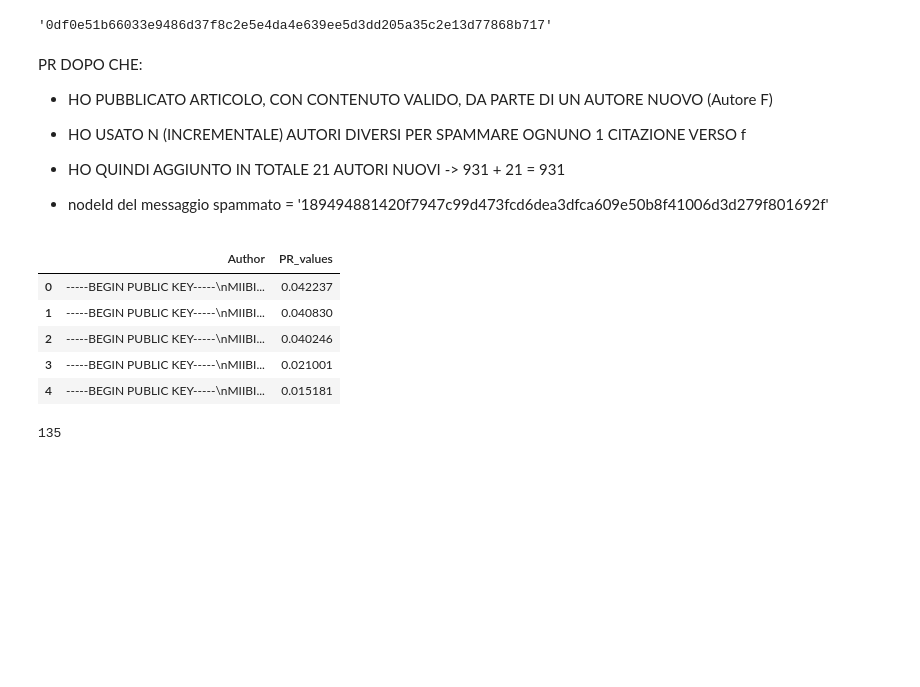
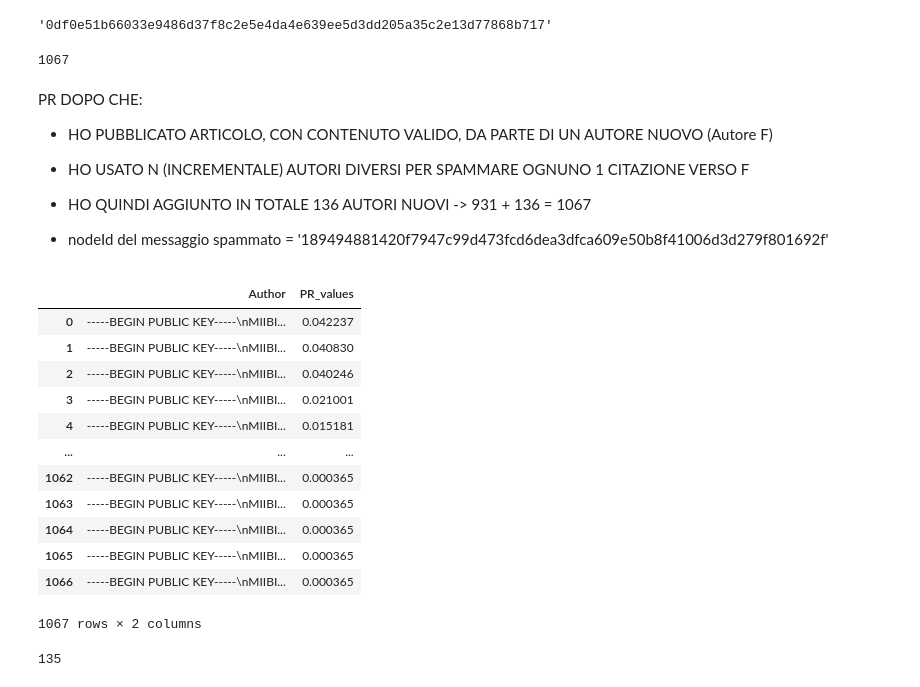
Before and after one commit to matteo-Donofrio-unipi/Master_Degree_Thesis, a Jupyter notebook: POST_LAD_EXPERIMENTS/Post_Lad_Dfs.ipynb, the cells around one changed output. Saved outputs shown, nothing was run; the diff lists cells and outputs as text; code cells hidden in the pictures; blank space fills up the shorter version.

```diff
--- a/POST_LAD_EXPERIMENTS/Post_Lad_Dfs.ipynb
+++ b/POST_LAD_EXPERIMENTS/Post_Lad_Dfs.ipynb
@@ -1295,30 +1308,41 @@ PR_df_20_3[PR_df_20_3['PR_values']<=0.00458].head()
 DB_AA_20_3[DB_AA_20_3['To_Author_Pub_key']==PR_df_20_3.iloc[31]['Author']]['FromNodeId'].values[0]
 # %% [output]
 '0df0e51b66033e9486d37f8c2e5e4da4e639ee5d3dd205a35c2e13d77868b717'
+# %%
+931+136
+# %% [output]
+1067
 # %% [markdown]
 PR DOPO CHE:
  * HO PUBBLICATO ARTICOLO, CON CONTENUTO VALIDO, DA PARTE DI UN AUTORE NUOVO (Autore F)
- * HO USATO N (INCREMENTALE) AUTORI DIVERSI PER SPAMMARE OGNUNO 1 CITAZIONE VERSO f
+ * HO USATO N (INCREMENTALE) AUTORI DIVERSI PER SPAMMARE OGNUNO 1 CITAZIONE VERSO F
 
 
- * HO QUINDI AGGIUNTO IN TOTALE 21 AUTORI NUOVI -> 931 + 21 = 931
+ * HO QUINDI AGGIUNTO IN TOTALE 136 AUTORI NUOVI -> 931 + 136 = 1067
 
 
  * nodeId del messaggio spammato = '189494881420f7947c99d473fcd6dea3dfca609e50b8f41006d3d279f801692f'
 # %%
 #PAGE RANK CALCOLATO DOPO LO SPAM
 PR_df_Inc = pd.read_csv('./PR_df_Inc.csv')
 PR_df_Inc.sort_values(by='0',inplace = True, ascending=False)
 PR_df_Inc.reset_index(drop = True, inplace = True)
 PR_df_Inc.rename(columns={'Unnamed: 0':'Author', '0':'PR_values'}, inplace = True)
-PR_df_Inc.head()
+PR_df_Inc
 # %% [output]
 |  | Author | PR_values |
 | 0 | -----BEGIN PUBLIC KEY-----\nMIIBI... | 0.042237 |
 | 1 | -----BEGIN PUBLIC KEY-----\nMIIBI... | 0.040830 |
 | 2 | -----BEGIN PUBLIC KEY-----\nMIIBI... | 0.040246 |
 | 3 | -----BEGIN PUBLIC KEY-----\nMIIBI... | 0.021001 |
 | 4 | -----BEGIN PUBLIC KEY-----\nMIIBI... | 0.015181 |
+| ... | ... | ... |
+| 1062 | -----BEGIN PUBLIC KEY-----\nMIIBI... | 0.000365 |
+| 1063 | -----BEGIN PUBLIC KEY-----\nMIIBI... | 0.000365 |
+| 1064 | -----BEGIN PUBLIC KEY-----\nMIIBI... | 0.000365 |
+| 1065 | -----BEGIN PUBLIC KEY-----\nMIIBI... | 0.000365 |
+| 1066 | -----BEGIN PUBLIC KEY-----\nMIIBI... | 0.000365 |
+1067 rows × 2 columns
 # %%
 #CARICO IL DB CONTENENTE OGNI ARTICOLO E CITAZIONE
 DB_AA_Inc = pd.read_csv('./DB_articles_authors_built_inc.csv')
```
Also changed, not shown: parts of 3 cells of this notebook.
